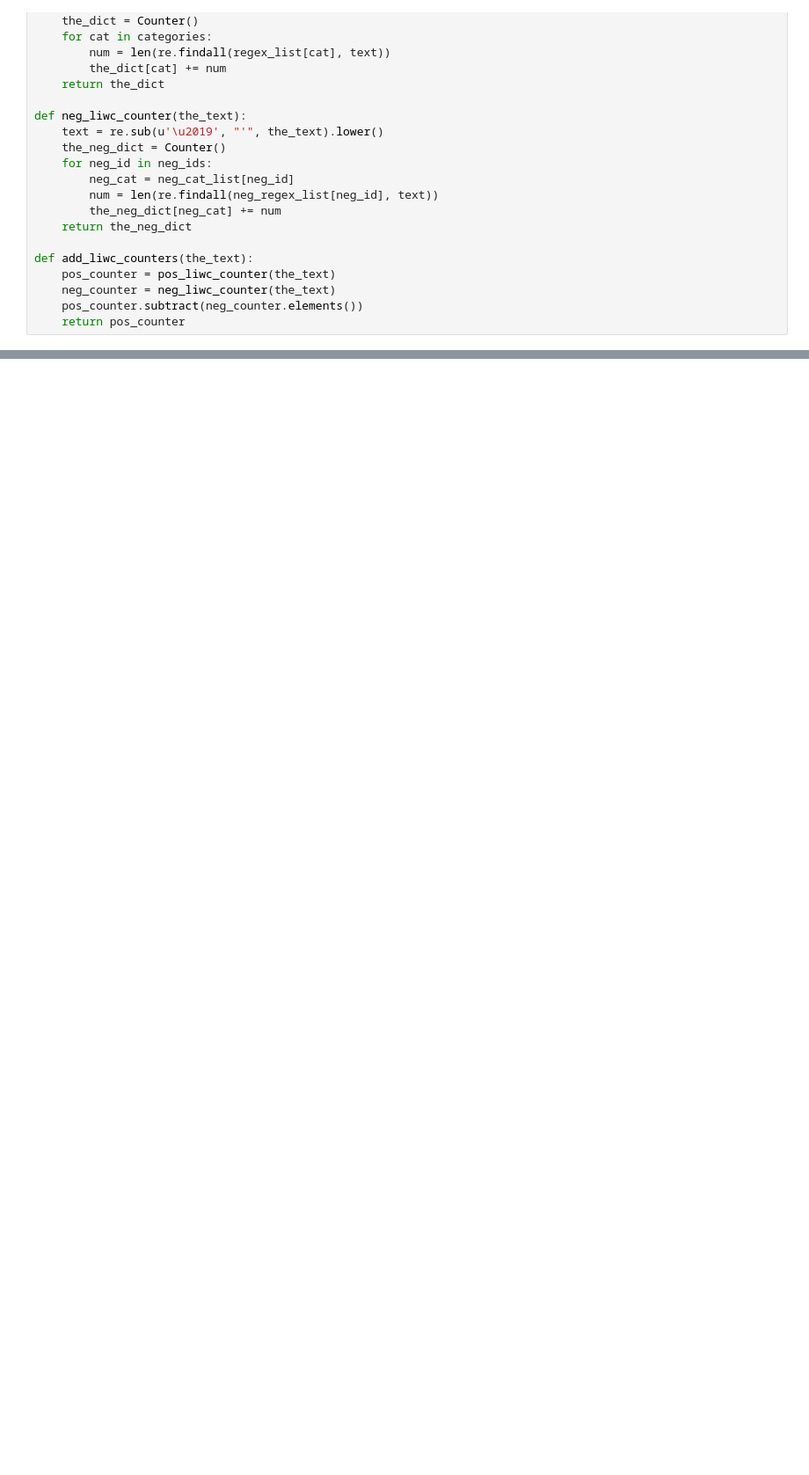
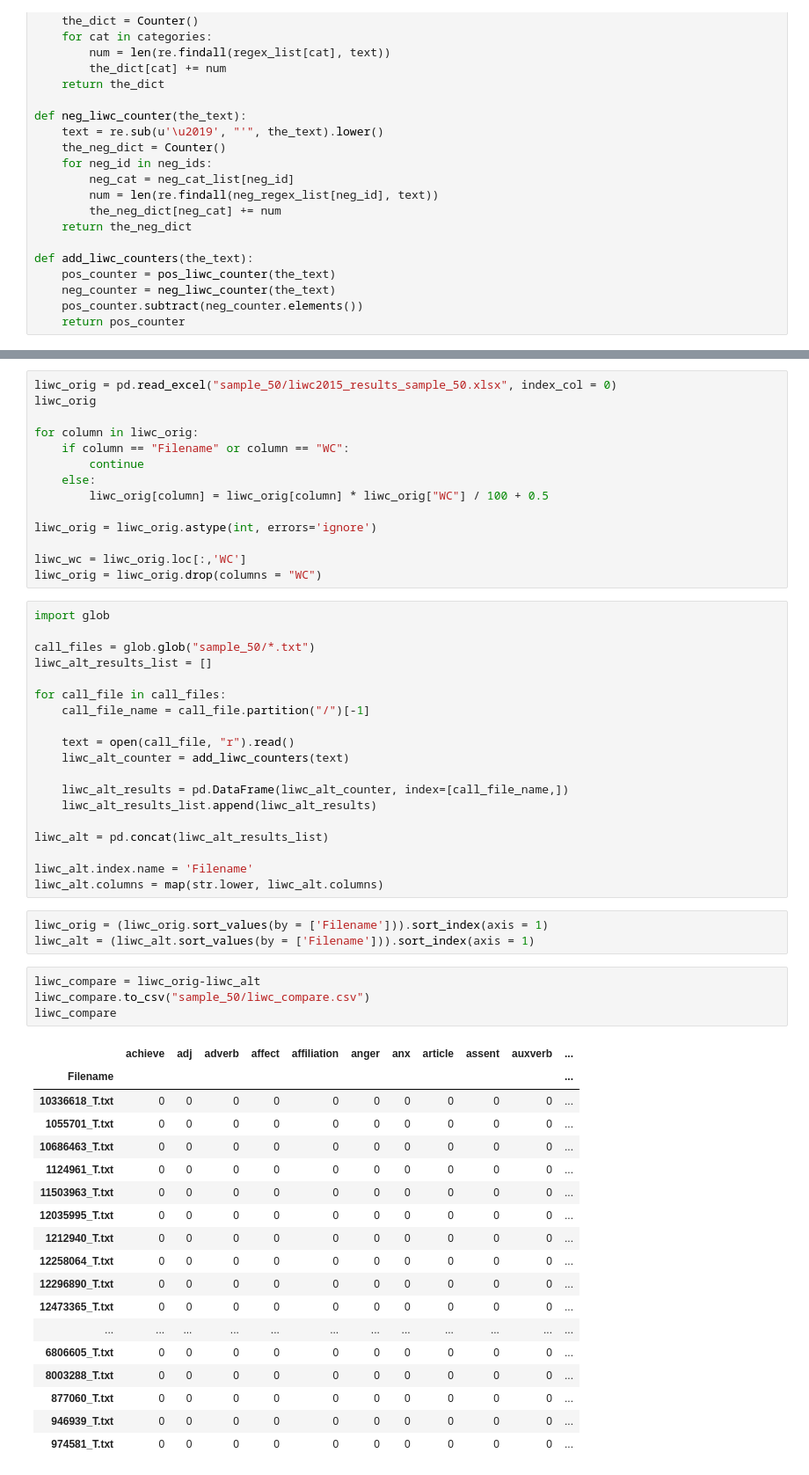
Before and after one commit to iangow/se_features, a Jupyter notebook: liwc_2015/liwc_compare_sample_50.ipynb, the cells around one changed output, grey strips where cells are left out. Shown: that part at 88% size. Cells and saved outputs as stored; diff of their text form; blank space fills up the shorter version.

Commit message:
Added results for comparing liwc_orig and liwc_alt on n=50 sample.

```diff
--- a/liwc_2015/liwc_compare_sample_50.ipynb
+++ b/liwc_2015/liwc_compare_sample_50.ipynb
@@ -143,3 +145,62 @@ for call in range(0, 50):
     with open(output, 'w') as f:
         f.write(call_text.iloc[0,0])
         f.close()
+# %%
+liwc_orig = pd.read_excel("sample_50/liwc2015_results_sample_50.xlsx", index_col = 0)
+liwc_orig
+
+for column in liwc_orig:
+    if column == "Filename" or column == "WC":
+        continue
+    else:
+        liwc_orig[column] = liwc_orig[column] * liwc_orig["WC"] / 100 + 0.5
+
+liwc_orig = liwc_orig.astype(int, errors='ignore')
+
+liwc_wc = liwc_orig.loc[:,'WC']
+liwc_orig = liwc_orig.drop(columns = "WC")
+# %%
+import glob
+
+call_files = glob.glob("sample_50/*.txt")
+liwc_alt_results_list = []
+
+for call_file in call_files:
+    call_file_name = call_file.partition("/")[-1]
+
+    text = open(call_file, "r").read()
+    liwc_alt_counter = add_liwc_counters(text)
+
+    liwc_alt_results = pd.DataFrame(liwc_alt_counter, index=[call_file_name,])
+    liwc_alt_results_list.append(liwc_alt_results)
+
+liwc_alt = pd.concat(liwc_alt_results_list)
+
+liwc_alt.index.name = 'Filename'
+liwc_alt.columns = map(str.lower, liwc_alt.columns)
+# %%
+liwc_orig = (liwc_orig.sort_values(by = ['Filename'])).sort_index(axis = 1)
+liwc_alt = (liwc_alt.sort_values(by = ['Filename'])).sort_index(axis = 1)
+# %%
+liwc_compare = liwc_orig-liwc_alt
+liwc_compare.to_csv("sample_50/liwc_compare.csv")
+liwc_compare
+# %% [output]
+|  | achieve | adj | adverb | affect | affiliation | anger | anx | article | assent | auxverb | ... |
+| Filename |  |  |  |  |  |  |  |  |  |  | ... |
+| 10336618_T.txt | 0 | 0 | 0 | 0 | 0 | 0 | 0 | 0 | 0 | 0 | ... |
+| 1055701_T.txt | 0 | 0 | 0 | 0 | 0 | 0 | 0 | 0 | 0 | 0 | ... |
+| 10686463_T.txt | 0 | 0 | 0 | 0 | 0 | 0 | 0 | 0 | 0 | 0 | ... |
+| 1124961_T.txt | 0 | 0 | 0 | 0 | 0 | 0 | 0 | 0 | 0 | 0 | ... |
+| 11503963_T.txt | 0 | 0 | 0 | 0 | 0 | 0 | 0 | 0 | 0 | 0 | ... |
+| 12035995_T.txt | 0 | 0 | 0 | 0 | 0 | 0 | 0 | 0 | 0 | 0 | ... |
+| 1212940_T.txt | 0 | 0 | 0 | 0 | 0 | 0 | 0 | 0 | 0 | 0 | ... |
+| 12258064_T.txt | 0 | 0 | 0 | 0 | 0 | 0 | 0 | 0 | 0 | 0 | ... |
+| 12296890_T.txt | 0 | 0 | 0 | 0 | 0 | 0 | 0 | 0 | 0 | 0 | ... |
+| 12473365_T.txt | 0 | 0 | 0 | 0 | 0 | 0 | 0 | 0 | 0 | 0 | ... |
+| ... | ... | ... | ... | ... | ... | ... | ... | ... | ... | ... | ... |
+| 6806605_T.txt | 0 | 0 | 0 | 0 | 0 | 0 | 0 | 0 | 0 | 0 | ... |
+| 8003288_T.txt | 0 | 0 | 0 | 0 | 0 | 0 | 0 | 0 | 0 | 0 | ... |
+| 877060_T.txt | 0 | 0 | 0 | 0 | 0 | 0 | 0 | 0 | 0 | 0 | ... |
+| 946939_T.txt | 0 | 0 | 0 | 0 | 0 | 0 | 0 | 0 | 0 | 0 | ... |
+| 974581_T.txt | 0 | 0 | 0 | 0 | 0 | 0 | 0 | 0 | 0 | 0 | ... |
```
Also changed, not shown: parts of 6 cells of this notebook, 53 other files.
